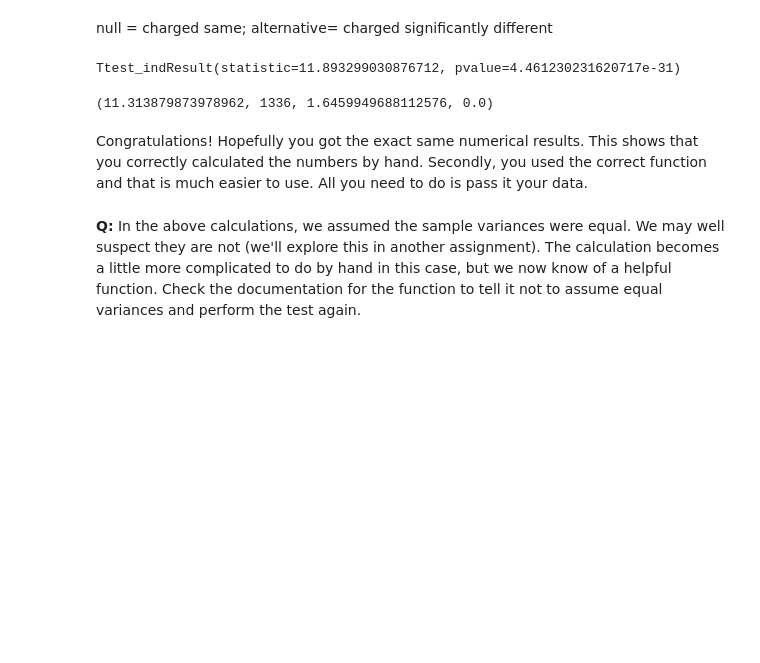
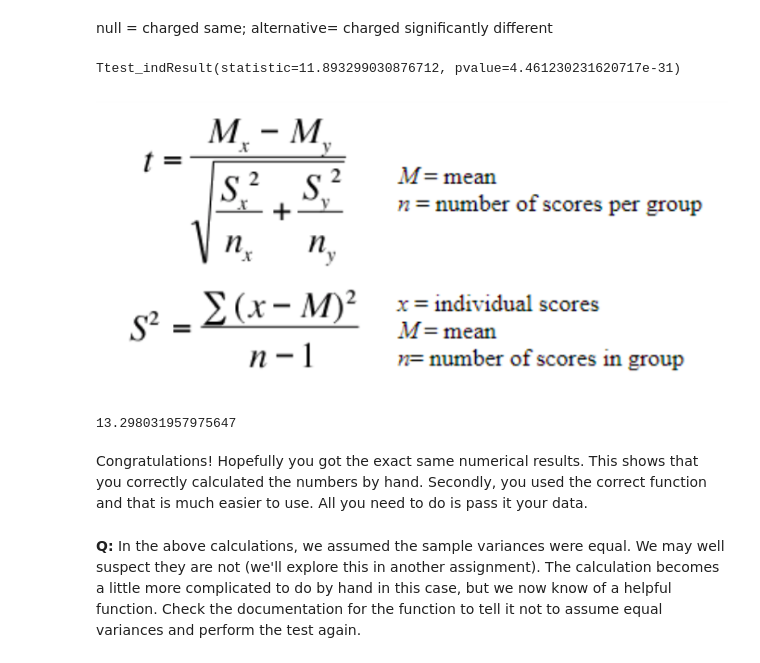
Before and after one commit to Victor-Palacios/General_Data_Skills, a Jupyter notebook: infer_stats_1b-Q_edits.ipynb, the cells around one changed output. Drawn from its saved outputs; the diff is of its cells as text; code cells hidden in the pictures; blank space fills up the shorter version.

```diff
--- a/infer_stats_1b-Q_edits.ipynb
+++ b/infer_stats_1b-Q_edits.ipynb
@@ -137,29 +135,37 @@ from scipy import stats
 stats.ttest_ind(medical.charges[medical.insuranceclaim==1],medical.charges[medical.insuranceclaim==0])
 # %% [output]
 Ttest_indResult(statistic=11.893299030876712, pvalue=4.461230231620717e-31)
+# %%
+from IPython.display import Image
+Image("/Users/victor/Desktop/SpringBoard/ASSIGNMENTS/STATS/Images/t_test.png")
+# source: https://towardsdatascience.com/inferential-statistics-series-t-test-using-numpy-2718f8f9bf2f
+# %% [output]
+[figure, added]
 # %%
 # function for calculating the t-test for two independent samples
 def independent_ttest(data1, data2, alpha=0.05):
-	# calculate means
-	mean1, mean2 = np.mean(data1), np.mean(data2)
-	# calculate standard errors
-	se1, se2 = std/np.sqrt(len(data1)), std/np.sqrt(len(data2))
-	# standard error on the difference between the samples
-	sed = np.sqrt(se1**2.0 + se2**2.0)
-	# calculate the t statistic
-	t_stat = (mean1 - mean2) / sed
-	# degrees of freedom
-	df = len(data1) + len(data2) - 2
-	# calculate the critical value
-	cv = t.ppf(1.0 - alpha, df)
-	# calculate the p-value
-	p = (1.0 - t.cdf(abs(t_stat), df)) * 2.0
-	# return everything
-	return t_stat, df, cv, p
+    mean1, mean2 = np.mean(data1), np.mean(data2)
+    var1, var2 = np.var(data1, ddof=1), np.var(data2, ddof=1)
+    length1, length2 = len(data1), len(data2)
+    t_stat = (mean1 - mean2) / np.sqrt((var1/length1)+(var2/length2))
+    return t_stat
+
+# 	# standard error on the difference between the samples
+# 	sed = np.sqrt(se1**2.0 + se2**2.0)
+# 	# calculate the t statistic
+# 	t_stat = (mean1 - mean2) / sed
+# 	# degrees of freedom
+# 	df = len(data1) + len(data2) - 2
+# 	# calculate the critical value
+# 	cv = t.ppf(1.0 - alpha, df)
+# 	# calculate the p-value
+# 	p = (1.0 - t.cdf(abs(t_stat), df)) * 2.0
+# 	# return everything
+# 	return t_stat, df, cv, p
 
 independent_ttest(medical.charges[medical.insuranceclaim==1],medical.charges[medical.insuranceclaim==0])
 # %% [output]
-(11.313879873978962, 1336, 1.6459949688112576, 0.0)
+13.298031957975647
 # %% [markdown]
 Congratulations! Hopefully you got the exact same numerical results. This shows that you correctly calculated the numbers by hand. Secondly, you used the correct function and that is much easier to use. All you need to do is pass it your data.
 # %% [markdown]
```
Also changed, not shown: parts of 7 cells of this notebook, 1 other file.
